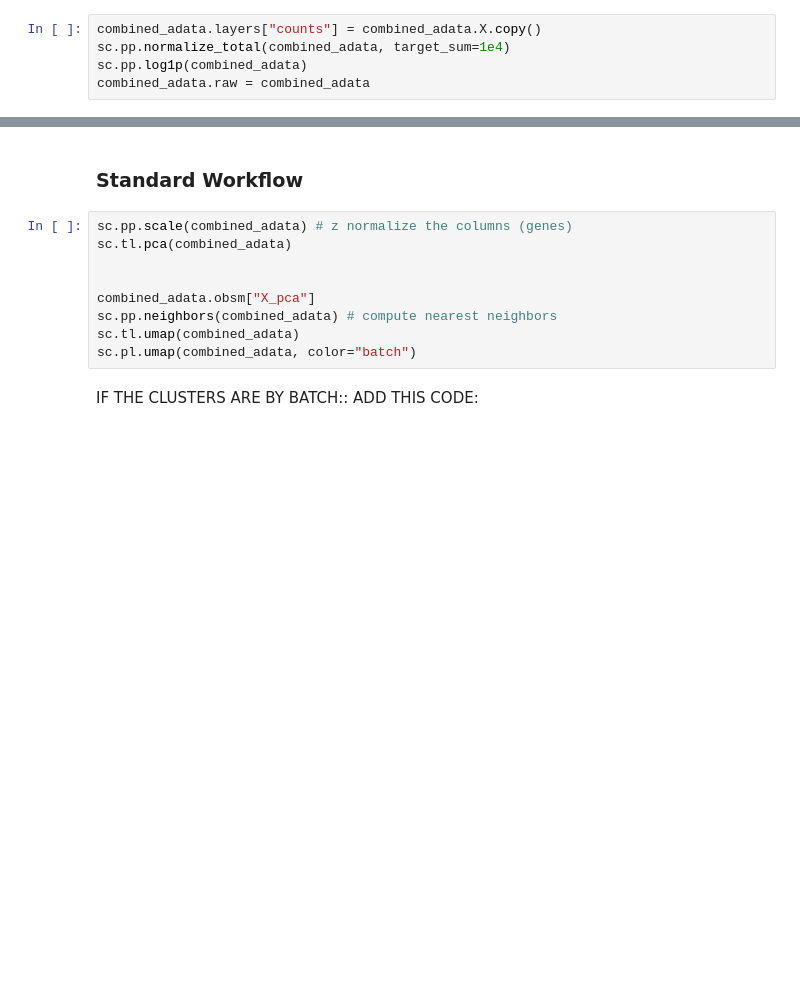
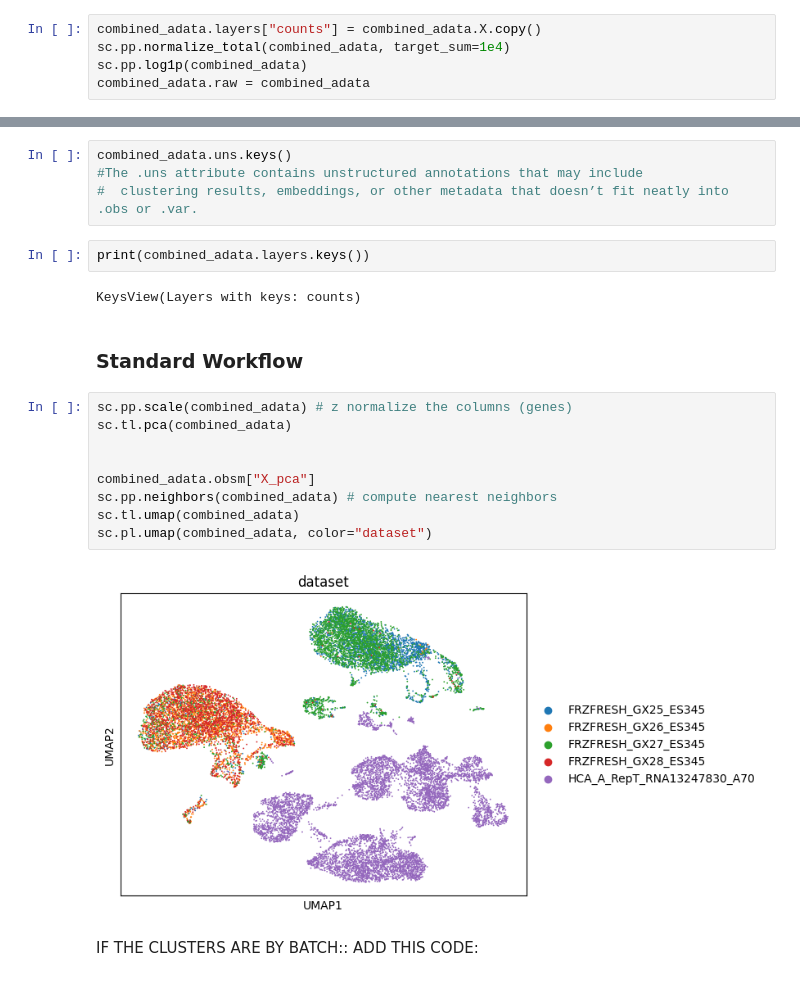
Before and after one commit to olaf-c/endometrial_analysis, a Jupyter notebook: scRNA_integration_grn_identification_script.ipynb, the cells around one changed output, grey strips where cells are left out. Drawn from its saved outputs; the diff is of its cells as text; blank space fills up the shorter version.

```diff
--- a/scRNA_integration_grn_identification_script.ipynb
+++ b/scRNA_integration_grn_identification_script.ipynb
@@ -314,14 +366,24 @@ combined_adata.raw.to_adata()
+# %%
+combined_adata.uns.keys()
+#The .uns attribute contains unstructured annotations that may include
+#  clustering results, embeddings, or other metadata that doesn’t fit neatly into .obs or .var.
+# %%
+print(combined_adata.layers.keys())
+# %% [output]
+KeysView(Layers with keys: counts)
 # %% [markdown]
 ### Standard Workflow
 # %%
 sc.pp.scale(combined_adata) # z normalize the columns (genes)
 sc.tl.pca(combined_adata)
 
 
 combined_adata.obsm["X_pca"]
 sc.pp.neighbors(combined_adata) # compute nearest neighbors
 sc.tl.umap(combined_adata)
-sc.pl.umap(combined_adata, color="batch")
+sc.pl.umap(combined_adata, color="dataset")
+# %% [output]
+[figure, added]
 # %% [markdown]
 IF THE CLUSTERS ARE BY BATCH:: ADD THIS CODE:
 # %%
```
Also changed, not shown: parts of 25 cells of this notebook.
